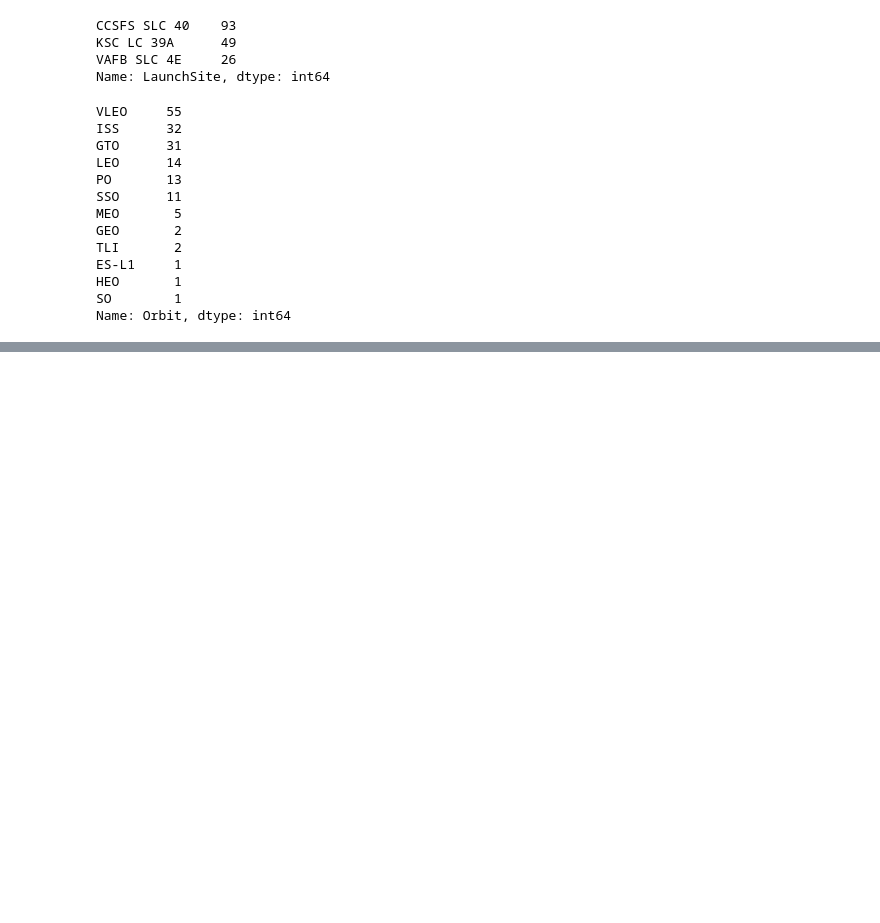
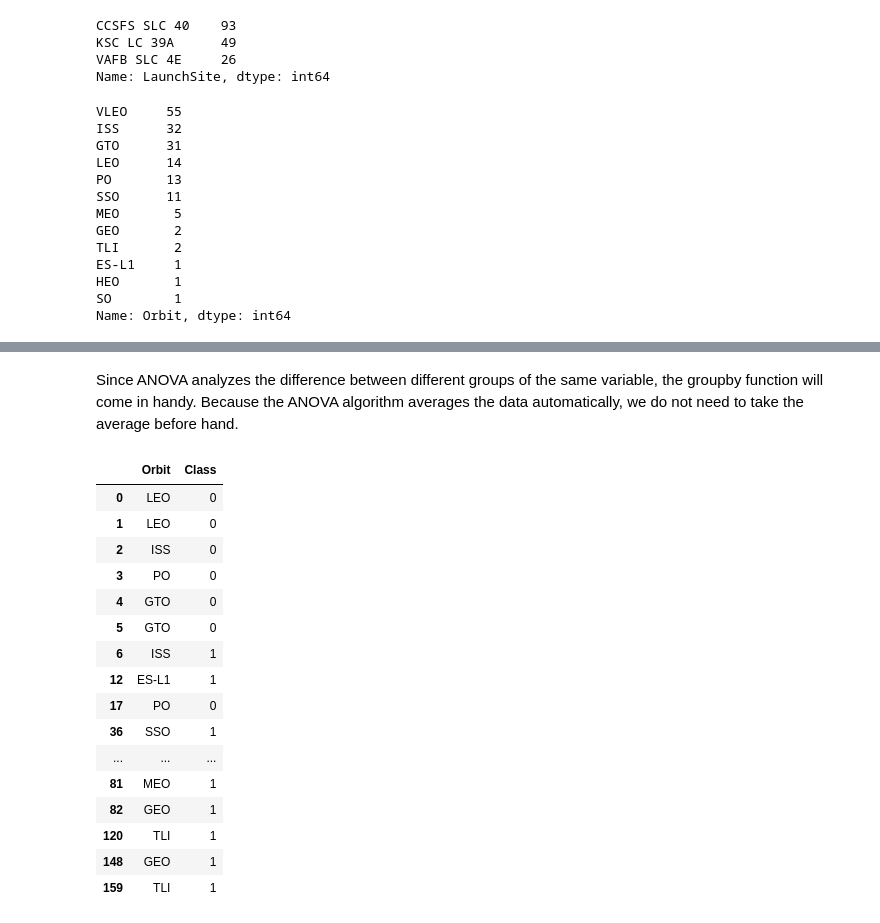
Before and after one commit to gleone8/spacex_falcon9_first_stage_landing_prediction, a Jupyter notebook: spacex_falcon9_first_stage_landing_prediction.ipynb, the cells around one changed output, grey strips where cells are left out. Drawn from its saved outputs; the diff is of its cells as text; code cells hidden in the pictures; blank space fills up the shorter version.

```diff
--- a/spacex_falcon9_first_stage_landing_prediction.ipynb
+++ b/spacex_falcon9_first_stage_landing_prediction.ipynb
@@ -553,0 +598,23 @@ dtype: object
+# %% [markdown]
+<p>Since ANOVA analyzes the difference between different groups of the same variable, the groupby function will come in handy. Because the ANOVA algorithm averages the data automatically, we do not need to take the average before hand.</p>
+# %%
+grouped_test=df[['Orbit', 'Class']].groupby(['Orbit'])
+grouped_test.head(2)
+# %% [output]
+|  | Orbit | Class |
+| 0 | LEO | 0 |
+| 1 | LEO | 0 |
+| 2 | ISS | 0 |
+| 3 | PO | 0 |
+| 4 | GTO | 0 |
+| 5 | GTO | 0 |
+| 6 | ISS | 1 |
+| 12 | ES-L1 | 1 |
+| 17 | PO | 0 |
+| 36 | SSO | 1 |
+| ... | ... | ... |
+| 81 | MEO | 1 |
+| 82 | GEO | 1 |
+| 120 | TLI | 1 |
+| 148 | GEO | 1 |
+| 159 | TLI | 1 |
```
Also changed, not shown: parts of 22 cells of this notebook.
